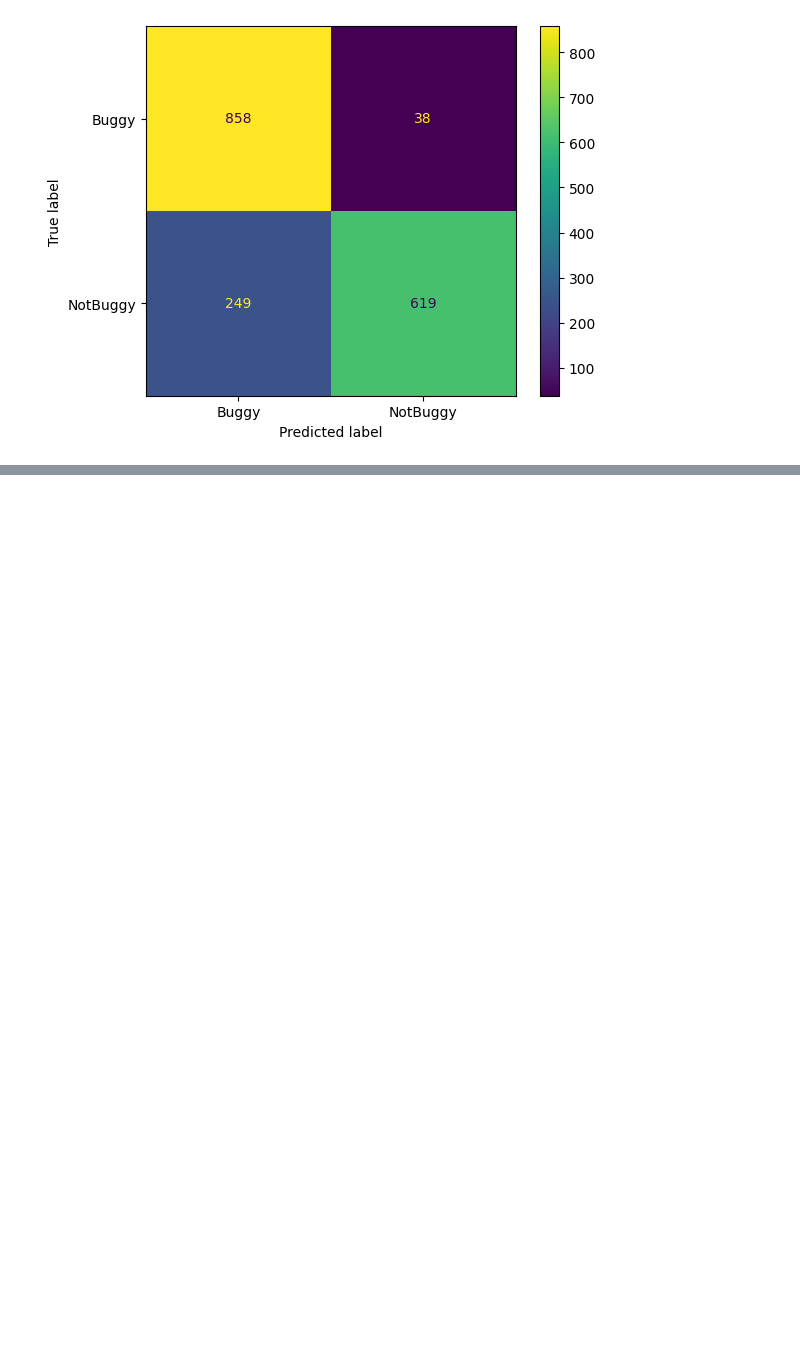
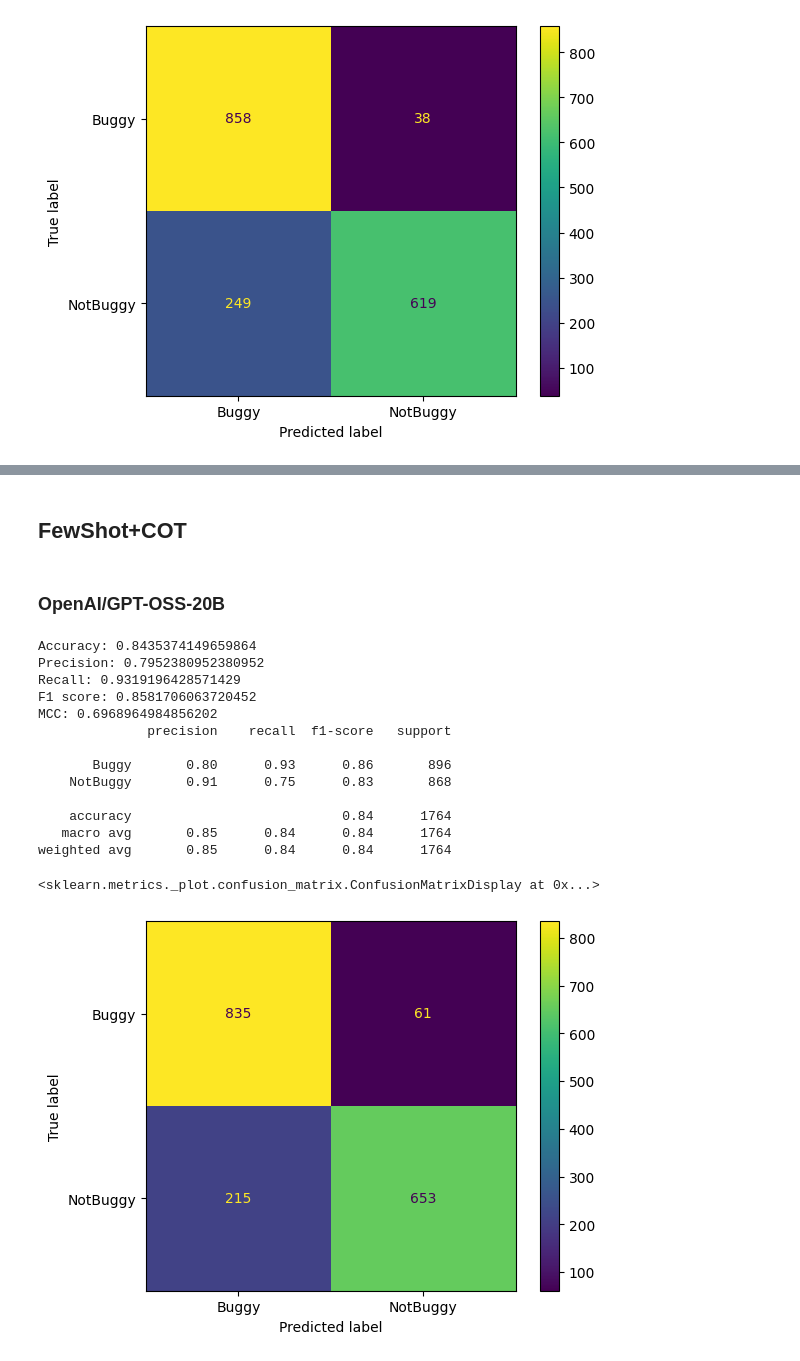
Before and after one commit to SQMLab/Tangled, a Jupyter notebook: OpenSourceModels.ipynb, the cells around one changed output, grey strips where cells are left out. Drawn from its saved outputs; the diff is of its cells as text; code cells hidden in the pictures; blank space fills up the shorter version.

Commit message:
RQ2 COT and FewShot+COT gpt-oss-20b

```diff
--- a/OpenSourceModels.ipynb
+++ b/OpenSourceModels.ipynb
@@ -164,0 +237,32 @@ weighted avg       0.86      0.84      0.83      1764
+# %% [markdown]
+## FewShot+COT
+# %% [markdown]
+### OpenAI/GPT-OSS-20B
+# %%
+result = pd.read_csv("./Results/RQ2/FewShotCOT/openai-gpt-oss-20b.csv")
+result["Detection"] = result.apply(lambda x: extract_result_for_gptoss(x), axis=1)
+print("Accuracy:", accuracy_score(result["Decision"], result["Detection"]))
+print("Precision:", precision_score(result["Decision"], result["Detection"], pos_label="Buggy"))
+print("Recall:", recall_score(result["Decision"], result["Detection"], pos_label="Buggy"))
+print("F1 score:", f1_score(result["Decision"], result["Detection"], pos_label="Buggy"))
+print("MCC:", matthews_corrcoef(result["Decision"], result["Detection"]))
+print(classification_report(result["Decision"], result["Detection"]))
+cm = confusion_matrix(result["Decision"], result["Detection"], labels=["Buggy", "NotBuggy"])
+fig = ConfusionMatrixDisplay(cm, display_labels=["Buggy", "NotBuggy"])
+fig.plot()
+# %% [output]
+Accuracy: 0.8435374149659864
+Precision: 0.7952380952380952
+Recall: 0.9319196428571429
+F1 score: 0.8581706063720452
+MCC: 0.6968964984856202
+              precision    recall  f1-score   support
+
+       Buggy       0.80      0.93      0.86       896
+    NotBuggy       0.91      0.75      0.83       868
+
+    accuracy                           0.84      1764
+   macro avg       0.85      0.84      0.84      1764
+weighted avg       0.85      0.84      0.84      1764
+<sklearn.metrics._plot.confusion_matrix.ConfusionMatrixDisplay at 0x...>
+[figure, added]
```
Also changed, not shown: parts of 4 cells of this notebook, 3 other files.
